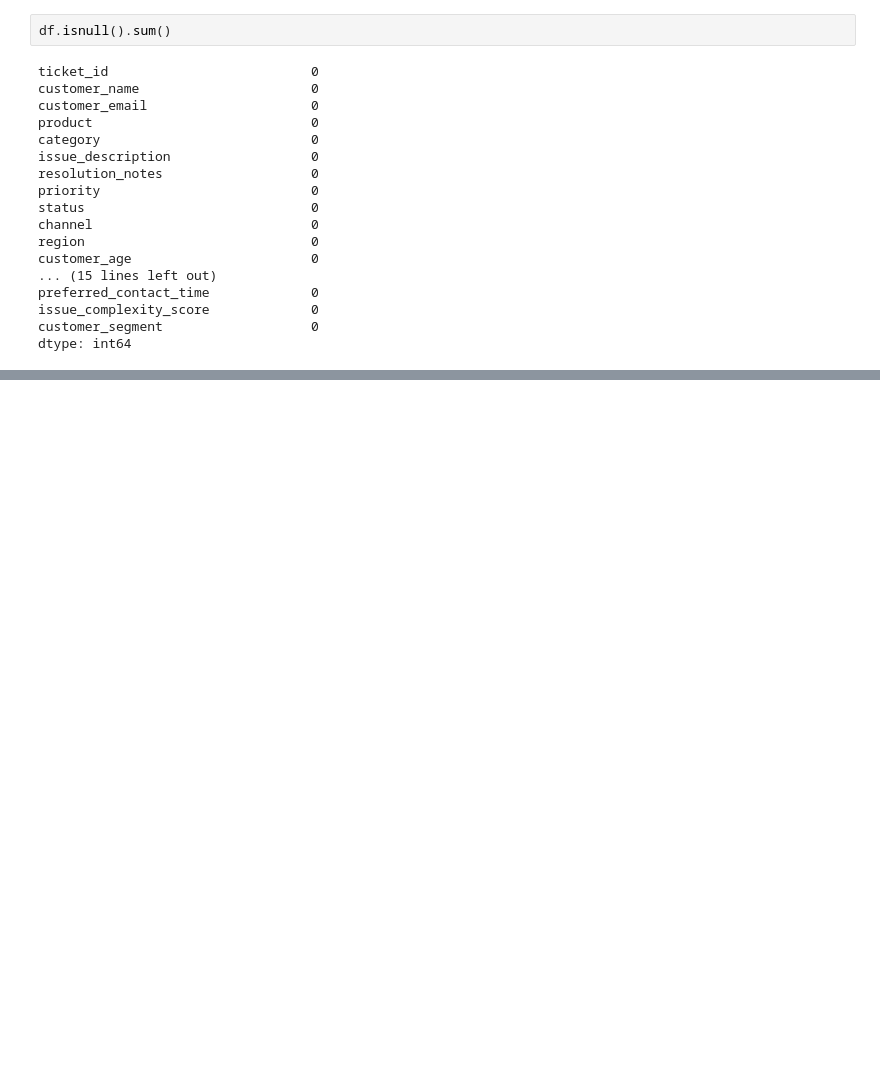
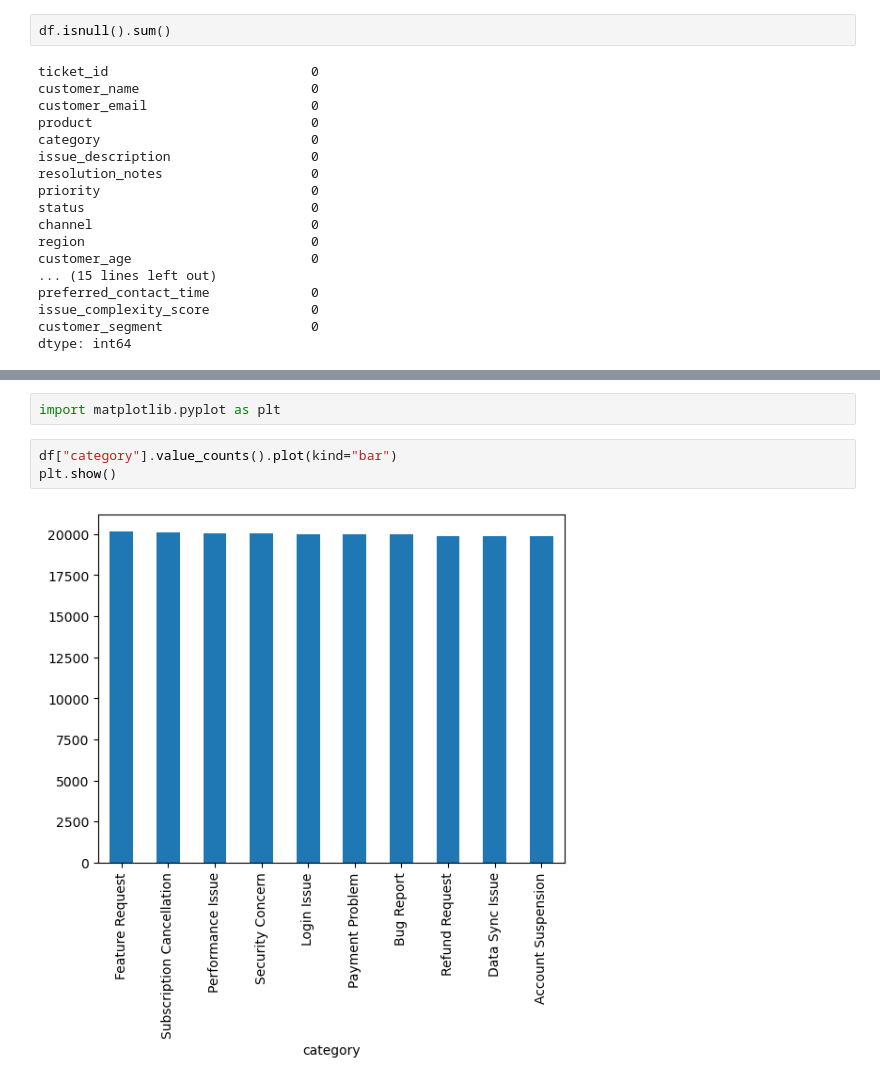
Before and after one commit to rokith-dev/ai-customer-support-intent-classifier, a Jupyter notebook: notebooks/01_data_exploration.ipynb, the cells around one changed output, grey strips where cells are left out. Saved outputs shown, nothing was run; the diff lists cells and outputs as text; blank space fills up the shorter version.

Commit message:
Analyze category distribution

```diff
--- a/notebooks/01_data_exploration.ipynb
+++ b/notebooks/01_data_exploration.ipynb
@@ -74,0 +101,7 @@ dtype: int64
+# %%
+import matplotlib.pyplot as plt
+# %%
+df["category"].value_counts().plot(kind="bar")
+plt.show()
+# %% [output]
+[figure, added]
```
Also changed, not shown: parts of 3 cells of this notebook.
